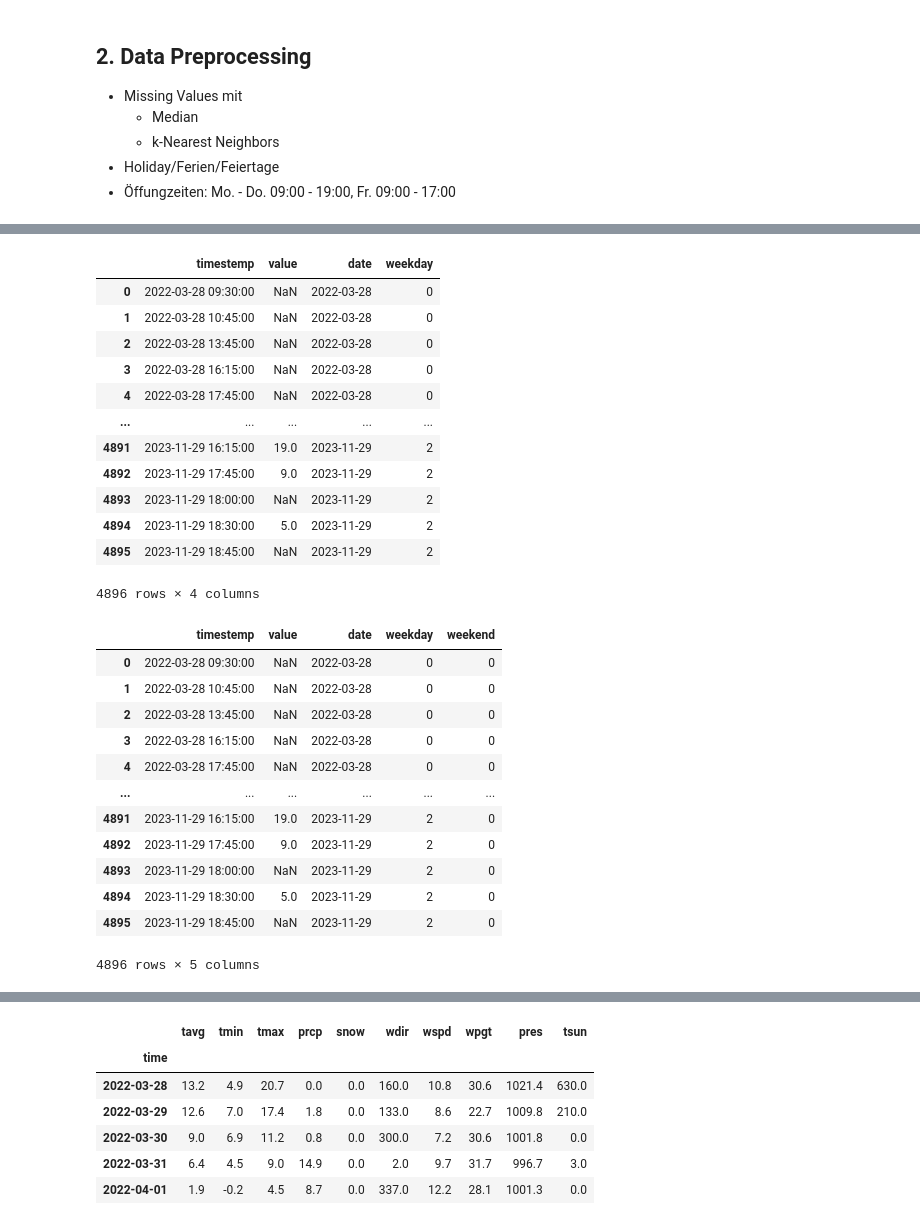
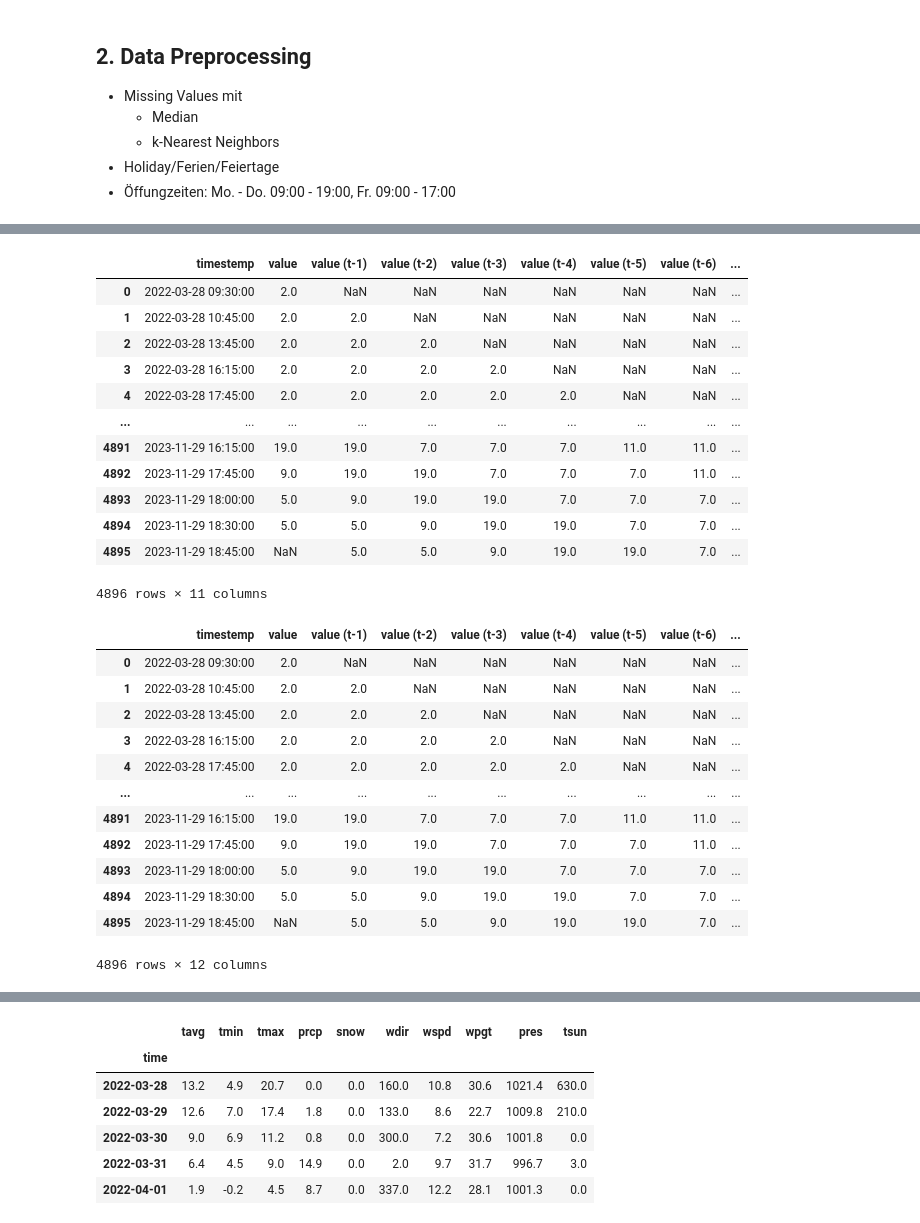
Before and after one commit to PatrykGadziomski/Visitor-prediction, a Jupyter notebook: Project_with_new_data.ipynb, the cells around one changed output, grey strips where cells are left out. Drawn from its saved outputs; the diff is of its cells as text; code cells hidden in the pictures.

```diff
--- a/Project_with_new_data.ipynb
+++ b/Project_with_new_data.ipynb
@@ -72,3 +72,10 @@ visitor_data.plot(x="timestemp", y="value", figsize=(20, 4))
     - k-Nearest Neighbors
 - Holiday/Ferien/Feiertage
 - Öffungzeiten: Mo. - Do. 09:00 - 19:00, Fr. 09:00 - 17:00
+# %%
+# Missing Values Handling
+
+pd.set_option('display.max_rows', 10)
+# visitor_data.set_index('timestemp')['value'].interpolate(method='linear').plot(figsize = (20,6))
+visitor_data['value'] = visitor_data['value'].fillna(value=None, method='backfill', axis=None, limit=None, downcast=None)
+#visitor_data.set_index('timestemp')['value'].fillna(value=None, method='backfill', axis=None, limit=7, downcast=None).plot(figsize = (20,6))
@@ -76,8 +91,6 @@ visitor_data.plot(x="timestemp", y="value", figsize=(20, 4))
 # Die Vergangeheitswerte t-1 etc. bekommen
 def prepare_dateframe_for_lstm(df, n_steps):
     df = dc(df)
-
-    df.set_index('timestemp', inplace=True) # Das Datum wird nicht als daten übergeben, sondern nur als Index dargelassen
 
     for i in range(1, n_steps + 1):
         df[f'value (t-{i})'] = df['value'].shift(i)
@@ -85,9 +98,8 @@ def prepare_dateframe_for_lstm(df, n_steps):
     return df
 
 lookback = 7 # Hier rumspielen
-shifted_df = prepare_dateframe_for_lstm(visitor_data, lookback)
-shifted_df
+visitor_data = prepare_dateframe_for_lstm(visitor_data, lookback)
+visitor_data
 
 # wenn wir zei Wochen übergeben wollen, müssen wir 8*14=114 Werte zurück gehen...
-# Die features wurden noch nicht dem df hinzugefüht !!!
 # %% [output]
@@ -133,45 +144,46 @@ visitor_data
 # %%
 # add column "weekday"
-# fill "weekday" with weekdays in relation to the date
+
 visitor_data["weekday"] = [weekday for weekday in visitor_data["timestemp"].dt.dayofweek]
 visitor_data
 # %% [output]
-|  | timestemp | value | date | weekday |
-| 0 | 2022-03-28 09:30:00 | NaN | 2022-03-28 | 0 |
-| 1 | 2022-03-28 10:45:00 | NaN | 2022-03-28 | 0 |
-| 2 | 2022-03-28 13:45:00 | NaN | 2022-03-28 | 0 |
-| 3 | 2022-03-28 16:15:00 | NaN | 2022-03-28 | 0 |
-| 4 | 2022-03-28 17:45:00 | NaN | 2022-03-28 | 0 |
-| ... | ... | ... | ... | ... |
-| 4891 | 2023-11-29 16:15:00 | 19.0 | 2023-11-29 | 2 |
-| 4892 | 2023-11-29 17:45:00 | 9.0 | 2023-11-29 | 2 |
-| 4893 | 2023-11-29 18:00:00 | NaN | 2023-11-29 | 2 |
-| 4894 | 2023-11-29 18:30:00 | 5.0 | 2023-11-29 | 2 |
-| 4895 | 2023-11-29 18:45:00 | NaN | 2023-11-29 | 2 |
+|  | timestemp | value | value (t-1) | value (t-2) | value (t-3) | value (t-4) | value (t-5) | value (t-6) | ... |
+| 0 | 2022-03-28 09:30:00 | 2.0 | NaN | NaN | NaN | NaN | NaN | NaN | ... |
+| 1 | 2022-03-28 10:45:00 | 2.0 | 2.0 | NaN | NaN | NaN | NaN | NaN | ... |
+| 2 | 2022-03-28 13:45:00 | 2.0 | 2.0 | 2.0 | NaN | NaN | NaN | NaN | ... |
+| 3 | 2022-03-28 16:15:00 | 2.0 | 2.0 | 2.0 | 2.0 | NaN | NaN | NaN | ... |
+| 4 | 2022-03-28 17:45:00 | 2.0 | 2.0 | 2.0 | 2.0 | 2.0 | NaN | NaN | ... |
+| ... | ... | ... | ... | ... | ... | ... | ... | ... | ... |
+| 4891 | 2023-11-29 16:15:00 | 19.0 | 19.0 | 7.0 | 7.0 | 7.0 | 11.0 | 11.0 | ... |
+| 4892 | 2023-11-29 17:45:00 | 9.0 | 19.0 | 19.0 | 7.0 | 7.0 | 7.0 | 11.0 | ... |
+| 4893 | 2023-11-29 18:00:00 | 5.0 | 9.0 | 19.0 | 19.0 | 7.0 | 7.0 | 7.0 | ... |
+| 4894 | 2023-11-29 18:30:00 | 5.0 | 5.0 | 9.0 | 19.0 | 19.0 | 7.0 | 7.0 | ... |
+| 4895 | 2023-11-29 18:45:00 | NaN | 5.0 | 5.0 | 9.0 | 19.0 | 19.0 | 7.0 | ... |
-4896 rows × 4 columns
+4896 rows × 11 columns
 # %%
 # Check if weekday or weekend
+
 weekend_list = []
 
 for timestemp in visitor_data['weekday']:
-    if timestemp == 'saturday' or timestemp == 'sunday':
+    if timestemp == 5 or timestemp == 6:
         weekend_list.append(1)
     else:
         weekend_list.append(0)
 
 visitor_data['weekend'] = weekend_list
 visitor_data
 # %% [output]
-|  | timestemp | value | date | weekday | weekend |
-| 0 | 2022-03-28 09:30:00 | NaN | 2022-03-28 | 0 | 0 |
-| 1 | 2022-03-28 10:45:00 | NaN | 2022-03-28 | 0 | 0 |
-| 2 | 2022-03-28 13:45:00 | NaN | 2022-03-28 | 0 | 0 |
-| 3 | 2022-03-28 16:15:00 | NaN | 2022-03-28 | 0 | 0 |
-| 4 | 2022-03-28 17:45:00 | NaN | 2022-03-28 | 0 | 0 |
-| ... | ... | ... | ... | ... | ... |
-| 4891 | 2023-11-29 16:15:00 | 19.0 | 2023-11-29 | 2 | 0 |
-| 4892 | 2023-11-29 17:45:00 | 9.0 | 2023-11-29 | 2 | 0 |
-| 4893 | 2023-11-29 18:00:00 | NaN | 2023-11-29 | 2 | 0 |
-| 4894 | 2023-11-29 18:30:00 | 5.0 | 2023-11-29 | 2 | 0 |
-| 4895 | 2023-11-29 18:45:00 | NaN | 2023-11-29 | 2 | 0 |
+|  | timestemp | value | value (t-1) | value (t-2) | value (t-3) | value (t-4) | value (t-5) | value (t-6) | ... |
+| 0 | 2022-03-28 09:30:00 | 2.0 | NaN | NaN | NaN | NaN | NaN | NaN | ... |
+| 1 | 2022-03-28 10:45:00 | 2.0 | 2.0 | NaN | NaN | NaN | NaN | NaN | ... |
+| 2 | 2022-03-28 13:45:00 | 2.0 | 2.0 | 2.0 | NaN | NaN | NaN | NaN | ... |
+| 3 | 2022-03-28 16:15:00 | 2.0 | 2.0 | 2.0 | 2.0 | NaN | NaN | NaN | ... |
+| 4 | 2022-03-28 17:45:00 | 2.0 | 2.0 | 2.0 | 2.0 | 2.0 | NaN | NaN | ... |
+| ... | ... | ... | ... | ... | ... | ... | ... | ... | ... |
+| 4891 | 2023-11-29 16:15:00 | 19.0 | 19.0 | 7.0 | 7.0 | 7.0 | 11.0 | 11.0 | ... |
+| 4892 | 2023-11-29 17:45:00 | 9.0 | 19.0 | 19.0 | 7.0 | 7.0 | 7.0 | 11.0 | ... |
+| 4893 | 2023-11-29 18:00:00 | 5.0 | 9.0 | 19.0 | 19.0 | 7.0 | 7.0 | 7.0 | ... |
+| 4894 | 2023-11-29 18:30:00 | 5.0 | 5.0 | 9.0 | 19.0 | 19.0 | 7.0 | 7.0 | ... |
+| 4895 | 2023-11-29 18:45:00 | NaN | 5.0 | 5.0 | 9.0 | 19.0 | 19.0 | 7.0 | ... |
-4896 rows × 5 columns
+4896 rows × 12 columns
```
Also changed, not shown: parts of 14 cells of this notebook.
